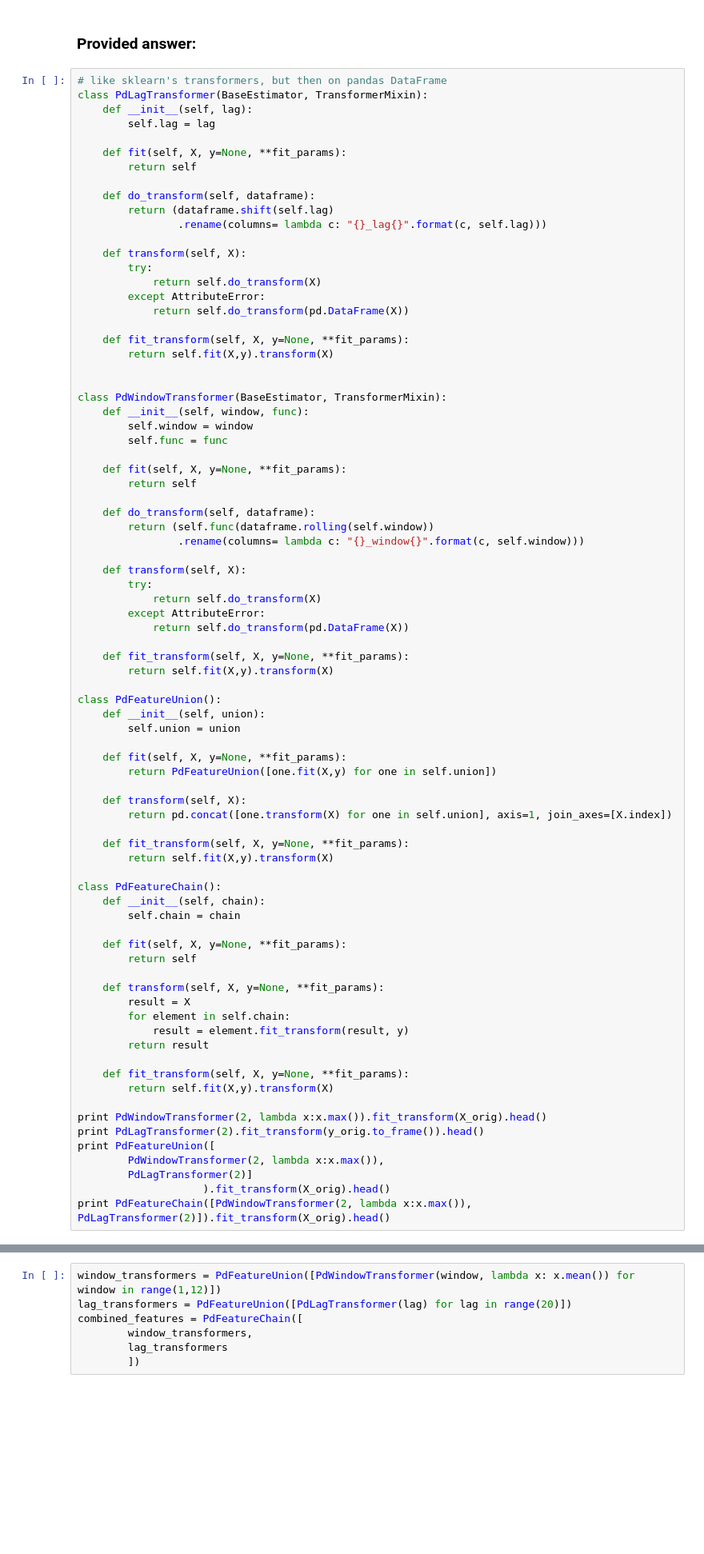
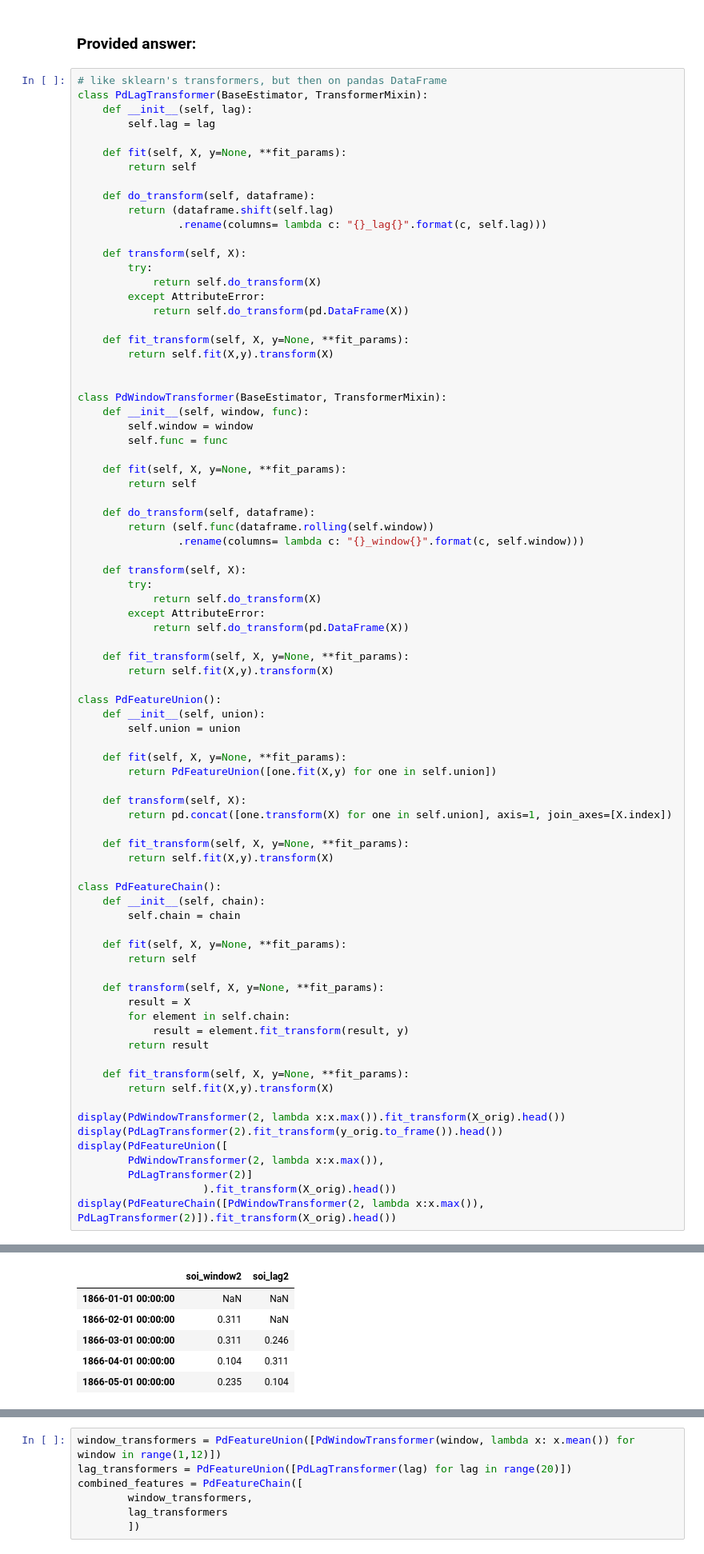
Before and after one commit to BigDataRepublic/bdr-analytics-py, a Jupyter notebook: notebooks/Timeseries Feature Generation Solutions.ipynb, the cells around one changed output, grey strips where cells are left out. Shown at 80% size. Saved outputs shown, nothing was run; the diff lists cells and outputs as text; blank space fills up the shorter version.

```diff
--- a/notebooks/Timeseries Feature Generation Solutions.ipynb
+++ b/notebooks/Timeseries Feature Generation Solutions.ipynb
@@ -177,11 +180,11 @@ class PdFeatureChain():
     def fit_transform(self, X, y=None, **fit_params):
         return self.fit(X,y).transform(X)
 
-print PdWindowTransformer(2, lambda x:x.max()).fit_transform(X_orig).head()
-print PdLagTransformer(2).fit_transform(y_orig.to_frame()).head()
-print PdFeatureUnion([
+display(PdWindowTransformer(2, lambda x:x.max()).fit_transform(X_orig).head())
+display(PdLagTransformer(2).fit_transform(y_orig.to_frame()).head())
+display(PdFeatureUnion([
         PdWindowTransformer(2, lambda x:x.max()),
         PdLagTransformer(2)]
-                    ).fit_transform(X_orig).head()
-print PdFeatureChain([PdWindowTransformer(2, lambda x:x.max()), PdLagTransformer(2)]).fit_transform(X_orig).head()
+                    ).fit_transform(X_orig).head())
+display(PdFeatureChain([PdWindowTransformer(2, lambda x:x.max()), PdLagTransformer(2)]).fit_transform(X_orig).head())
 # %% [output]
@@ -204,0 +203,6 @@ print PdFeatureChain([PdWindowTransformer(2, lambda x:x.max()), PdLagTransformer
+|  | soi_window2 | soi_lag2 |
+| 1866-01-01 00:00:00 | NaN | NaN |
+| 1866-02-01 00:00:00 | 0.311 | NaN |
+| 1866-03-01 00:00:00 | 0.311 | 0.246 |
+| 1866-04-01 00:00:00 | 0.104 | 0.311 |
+| 1866-05-01 00:00:00 | 0.235 | 0.104 |
```
Also changed, not shown: parts of 8 cells of this notebook.
